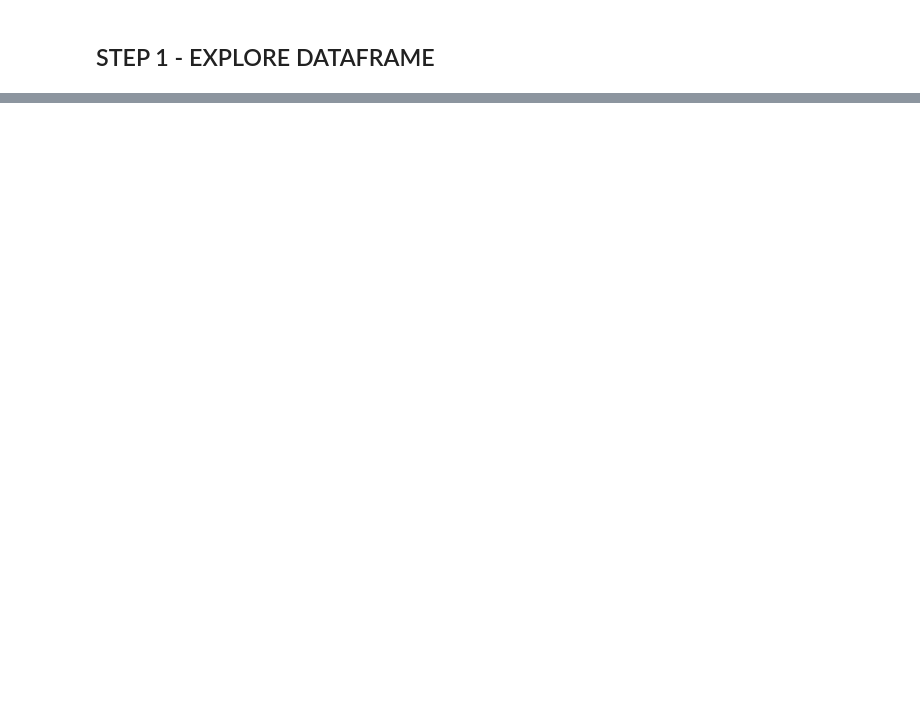
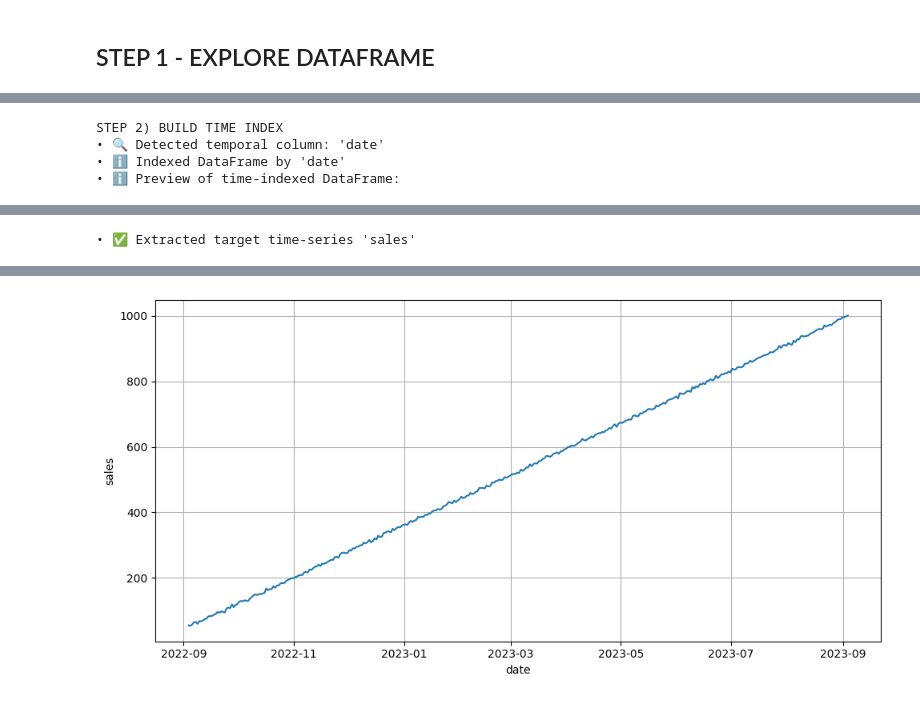
Before and after one commit to cbadil12/time-series-project, a Jupyter notebook: src/explore.ipynb, the cells around one changed output, grey strips where cells are left out. Cells and saved outputs as stored; diff of their text form; code cells hidden in the pictures; blank space fills up the shorter version.

Commit message:
feat: completed STEP 2 of EDA for time-series - BUILD TIME INDEX

```diff
--- a/src/explore.ipynb
+++ b/src/explore.ipynb
@@ -26,8 +26,7 @@ from statsmodels.tsa.arima.model import ARIMA
 # Automate the selection of the best parameters for an ARIMA model, saving time compared to manual tuning.
 from pmdarima import auto_arima
 # %%
-
-def log(message: str, level: int = 1, type: str = "INFO", custom_icon: str = None):
+def log(message: str, level: int = 1, type: str = "INFO", custom_icon: str = None, bold: bool = False):
     # Default icons according to message type
     icons = {
         "INFO": "ℹ️",
@@ -43,14 +42,19 @@ def log(message: str, level: int = 1, type: str = "INFO", custom_icon: str = Non
     else:
         icon = icons.get(type.upper(), "ℹ️")
 
+    # Bold wrapper (ANSI)
+    if bold:
+        message = f"\033[1m{message}\033[0m"
+
     # First level → bullet
     if level == 1:
         prefix = "•"
-
     # Second level → indent + hyphen
     elif level == 2:
         prefix = "   -"
-
+    # Level 3 → deeper indent + middle dot
+    elif level == 3:
+        prefix = "      ·"
     # Fallback
     else:
         prefix = "-"
@@ -63,9 +67,13 @@ def log(message: str, level: int = 1, type: str = "INFO", custom_icon: str = Non
 # Raw dataset formatting
 data_separator = ","
 input_path = "../data/raw/internal-link.csv"
-# Thresholds for dataset type proposal (text detection)
+# Thresholds for dataset type proposal (NLP)
 min_text_avg_length = 25      # Recommended: 20–30 chars → typical minimum for real text
 min_text_avg_words  = 3       # Recommended: >3 words → avoids titles/labels
+# Thresholds for dataset type proposal (Time-Series)
+min_rows_in_dataset = 75      # Recommended: > 75
+max_numeric_var = 5           # More than 5 is odd for a time-series
+freq_ratio_threshold = 0.7    # Recommended: > 0.7 (values from 0 to 1)
 # %%
 print("STEP 0) LOAD RAW DATAFRAME")
 
@@ -240,6 +280,7 @@ STEP 0) LOAD RAW DATAFRAME
 ## STEP 1 - EXPLORE DATAFRAME
 # %%
 dataset_type = "TIME-SERIES" # Confirm dataset type (TIME-SERIES, NLP or TABULAR)
+ts_main_col_index = 0 # Needed if TIME-SERIES is selected
 # %%
 # -------------------------------
 # STEP 1) EXPLORE DATAFRAME
@@ -580,0 +469,58 @@ Name: sales, dtype: float64
+# %%
+# -------------------------------
+# STEP 2) BUILD TIME INDEX
+# -------------------------------
+print("STEP 2) BUILD TIME INDEX")
+
+# Copy previous DataFrame
+df_S2 = df_S1.copy()
+df_S2_ts_main_col = df_S1_ts_main_col
+
+if dataset_type == "TIME-SERIES":
+    # Identify the temporal column
+    if len(df_S2_ts_main_col) > 0:
+        log(f"Detected temporal column: '{df_S2_ts_main_col}'", type="FOUND")
+    else:
+        log("No temporal column found → cannot build time index", type="ERROR")
+        df_S2_ts_main_col = None
+    # Stop if no datetime column exists
+    if df_S2_ts_main_col is None:
+        raise ValueError("No datetime column found → cannot build time index.")
+
+    # Drop the column if still present as normal column
+    if df_S2_ts_main_col in df_S2.columns:
+        df_S2 = df_S2.drop(columns=[df_S2_ts_main_col])
+    # Copy previous time-series
+    serie_date_time_S2 = serie_date_time_S1.copy()
+    # Sort by datetime just in case
+    serie_date_time_S2 = serie_date_time_S2.sort_values()
+    # Assign the datetime index
+    df_S2.index = serie_date_time_S2
+    # Make sure the index has a name
+    df_S2.index.name = df_S2_ts_main_col
+    # Show preview
+    log(f"Indexed DataFrame by '{df_S2_ts_main_col}'", type="INFO")
+    log("Preview of time-indexed DataFrame:", type="INFO")
+    display(df_S2.head(5))
+
+    # Extract numeric target series
+    df_S2_numeric_cols = df_S2.select_dtypes(include=["number"]).columns
+    if len(df_S2_numeric_cols) > 0:
+        # Pick the first numeric column as the time-series
+        df_S2_numeric_target_col = df_S2_numeric_cols[0]
+        df_timeseries_S2 = df_S2[df_S2_numeric_target_col]
+
+        log(f"Extracted target time-series '{df_S2_numeric_target_col}'", type="SUCCESS")
+        display(df_timeseries_S2.head(5))
+        fig, axis = plt.subplots(figsize = (10, 5))
+        sns.lineplot(data = df_timeseries_S2)
+        plt.grid(True)
+        plt.tight_layout()
+        plt.show()
+    else:
+        log("No numeric metrics detected to extract as the main time-series", type="ERROR")
+# %% [output]
+STEP 2) BUILD TIME INDEX
+• 🔍 Detected temporal column: 'date'
+• ℹ️ Indexed DataFrame by 'date'
+• ℹ️ Preview of time-indexed DataFrame:
@@ -580,0 +534 @@ Name: sales, dtype: float64
+• ✅ Extracted target time-series 'sales'
@@ -580,0 +542 @@ Name: sales, dtype: float64
+[figure, added]
```
Also changed, not shown: parts of 5 cells of this notebook.
